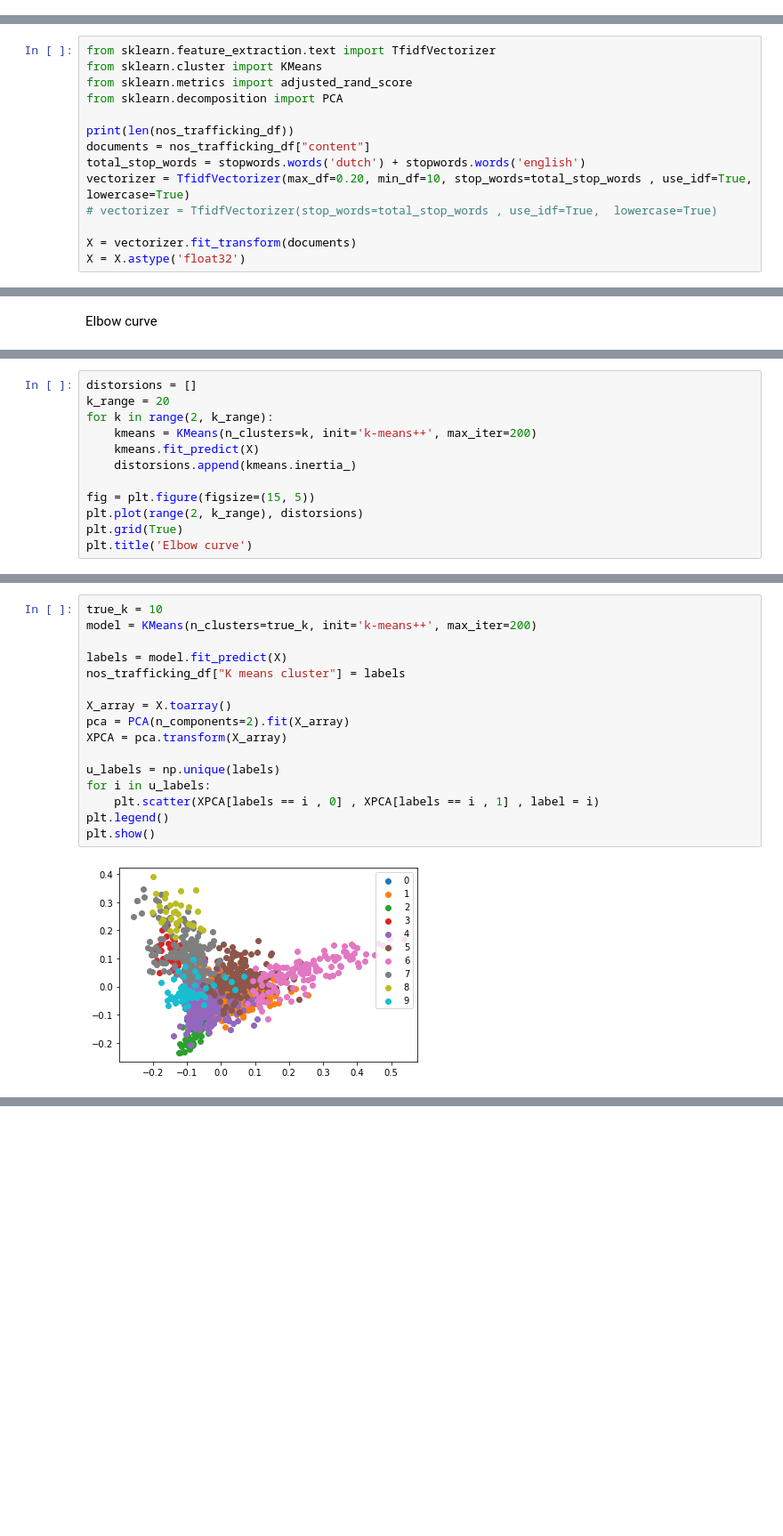
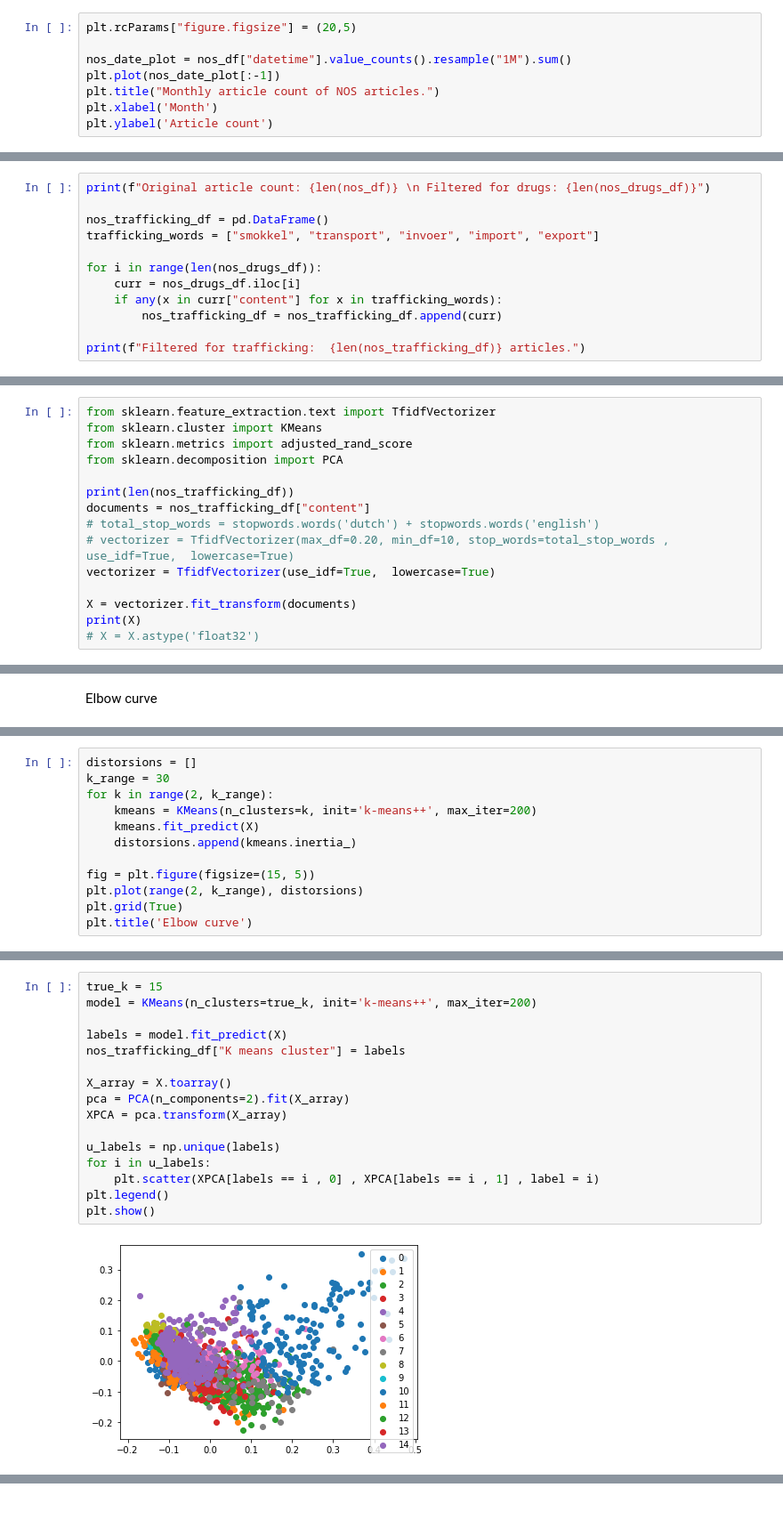
Before and after one commit to bloemetjesgordijn/Master-thesis, a Jupyter notebook: Data Creation and Cleaning.ipynb, the cells around one changed output, grey strips where cells are left out. Shown at 89% size. Saved outputs shown, nothing was run; the diff lists cells and outputs as text; blank space fills up the shorter version.

```diff
--- a/Data Creation and Cleaning.ipynb
+++ b/Data Creation and Cleaning.ipynb
@@ -393,0 +554,8 @@ plt.plot(nos_date_plot)
+# %%
+plt.rcParams["figure.figsize"] = (20,5)
+
+nos_date_plot = nos_df["datetime"].value_counts().resample("1M").sum()
+plt.plot(nos_date_plot[:-1])
+plt.title("Monthly article count of NOS articles.")
+plt.xlabel('Month')
+plt.ylabel('Article count')
@@ -517,0 +678,12 @@ nos_trafficking_df['country'].value_counts()[:10].index.tolist()
+# %%
+print(f"Original article count: {len(nos_df)} \n Filtered for drugs: {len(nos_drugs_df)}")
+
+nos_trafficking_df = pd.DataFrame()
+trafficking_words = ["smokkel", "transport", "invoer", "import", "export"]
+
+for i in range(len(nos_drugs_df)):
+    curr = nos_drugs_df.iloc[i]
+    if any(x in curr["content"] for x in trafficking_words):
+        nos_trafficking_df = nos_trafficking_df.append(curr)
+
+print(f"Filtered for trafficking:  {len(nos_trafficking_df)} articles.")
@@ -547,10 +745,11 @@ from sklearn.decomposition import PCA
 
 print(len(nos_trafficking_df))
 documents = nos_trafficking_df["content"]
-total_stop_words = stopwords.words('dutch') + stopwords.words('english')
-vectorizer = TfidfVectorizer(max_df=0.20, min_df=10, stop_words=total_stop_words , use_idf=True,  lowercase=True)
-# vectorizer = TfidfVectorizer(stop_words=total_stop_words , use_idf=True,  lowercase=True)
+# total_stop_words = stopwords.words('dutch') + stopwords.words('english')
+# vectorizer = TfidfVectorizer(max_df=0.20, min_df=10, stop_words=total_stop_words , use_idf=True,  lowercase=True)
+vectorizer = TfidfVectorizer(use_idf=True,  lowercase=True)
 
 X = vectorizer.fit_transform(documents)
-X = X.astype('float32')
+print(X)
+# X = X.astype('float32')
 # %% [output]
@@ -575,6 +790,6 @@ Text(0.5, 1.0, 'Elbow curve')
 # %%
 distorsions = []
-k_range = 20
+k_range = 30
 for k in range(2, k_range):
     kmeans = KMeans(n_clusters=k, init='k-means++', max_iter=200)
     kmeans.fit_predict(X)
@@ -590,21 +805,21 @@ Text(0.5, 1.0, 'Elbow curve')
 # %%
-true_k = 10
+true_k = 15
 model = KMeans(n_clusters=true_k, init='k-means++', max_iter=200)
 
 labels = model.fit_predict(X)
 nos_trafficking_df["K means cluster"] = labels
 
 X_array = X.toarray()
 pca = PCA(n_components=2).fit(X_array)
 XPCA = pca.transform(X_array)
 
 u_labels = np.unique(labels)
 for i in u_labels:
     plt.scatter(XPCA[labels == i , 0] , XPCA[labels == i , 1] , label = i)
 plt.legend()
 plt.show()
 # %% [output]
-[figure, old version]
+[figure, new version]
 # %%
 print("Top terms per cluster:")
 order_centroids = model.cluster_centers_.argsort()[:, ::-1]
```
Also changed, not shown: parts of 34 cells of this notebook.
